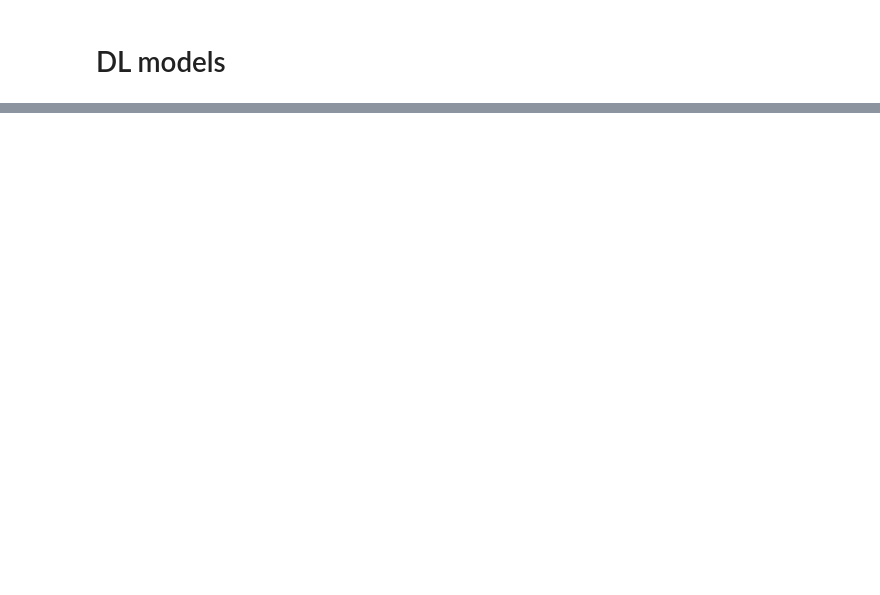
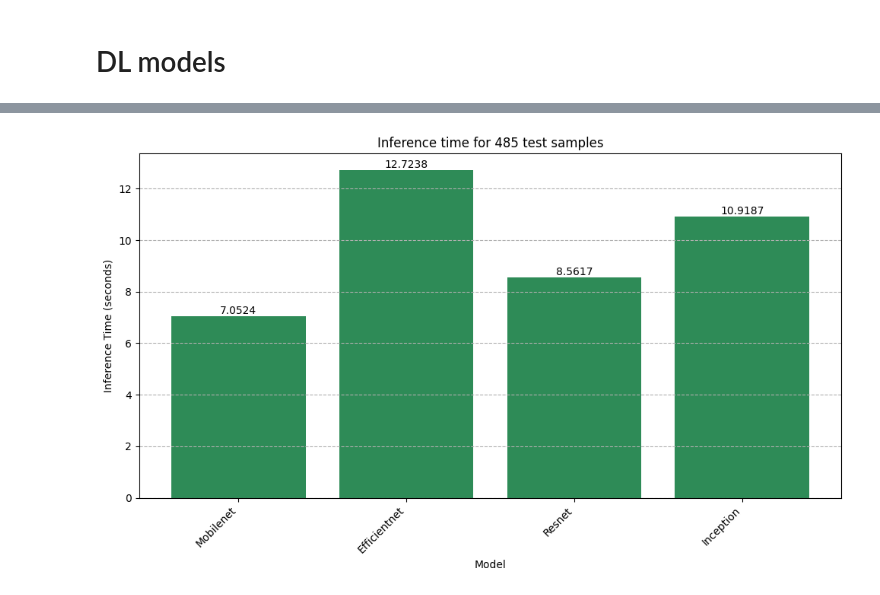
Before and after one commit to Nikshay-Jain/Sticker-Studio, a Jupyter notebook: scripts/Ghibli_Normal_Classifier.ipynb, the cells around one changed output, grey strips where cells are left out. Cells and saved outputs as stored; diff of their text form; code cells hidden in the pictures; blank space fills up the shorter version.

```diff
--- a/scripts/Ghibli_Normal_Classifier.ipynb
+++ b/scripts/Ghibli_Normal_Classifier.ipynb
@@ -216,0 +409,27 @@ except FileNotFoundError:
+# %%
+# --- Bar Plot of Inference Time ---
+# Filter out None values for plotting
+valid_inference_times = [time for time in inference_times if time is not None]
+valid_model_names_time = [name for i, name in enumerate(model_names) if inference_times[i] is not None]
+
+# Only plot if we have some valid data
+if valid_model_names_time:
+    plt.figure(figsize=(10, 6))
+    bars_time = plt.bar(valid_model_names_time, valid_inference_times, color='seagreen')
+    plt.xlabel('Model')
+    plt.ylabel('Inference Time (seconds)')
+    plt.title(f'Inference time for {y_test.shape[0]} test samples')
+    plt.grid(axis='y', linestyle='--')
+    plt.xticks(rotation=45, ha='right')
+
+    # Add inference time values on top of the bars
+    for bar in bars_time:
+        yval = bar.get_height()
+        plt.text(bar.get_x() + bar.get_width()/2, yval + 0.001, f'{yval:.4f}', ha='center', va='bottom') # Adjust spacing as needed
+
+    plt.tight_layout()
+    plt.show()
+else:
+    print("No models were loaded and their inference time could be measured successfully, so no plot can be generated.")
+# %% [output]
+[figure, added]
```
Also changed, not shown: parts of 28 cells of this notebook.
